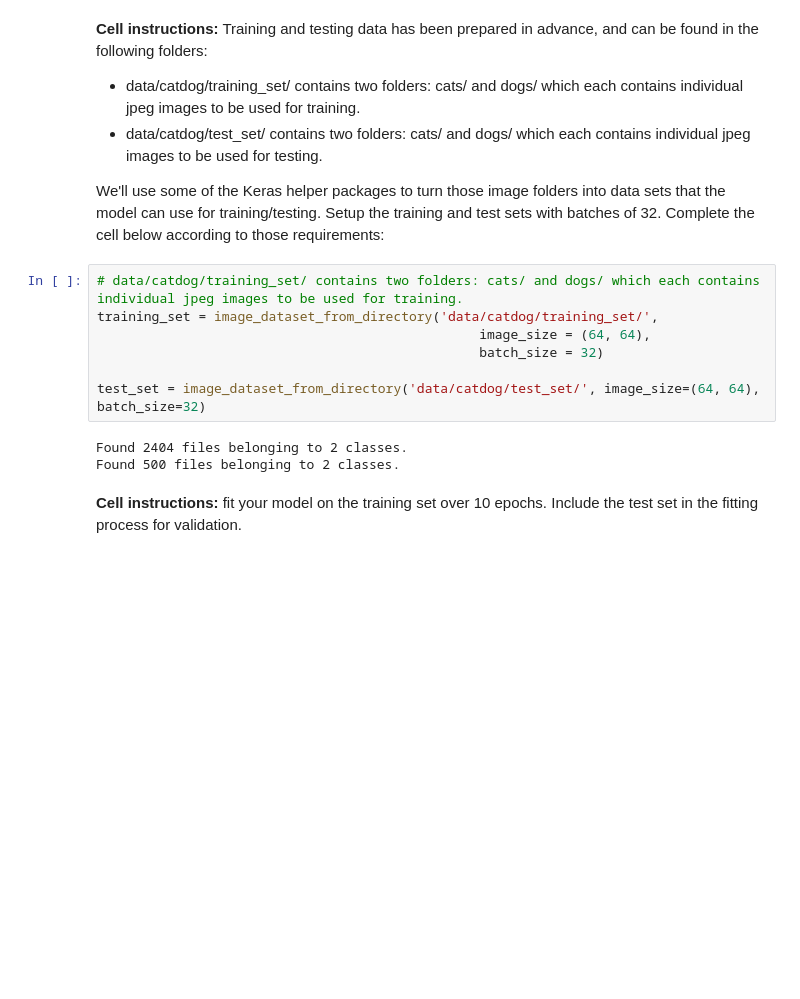
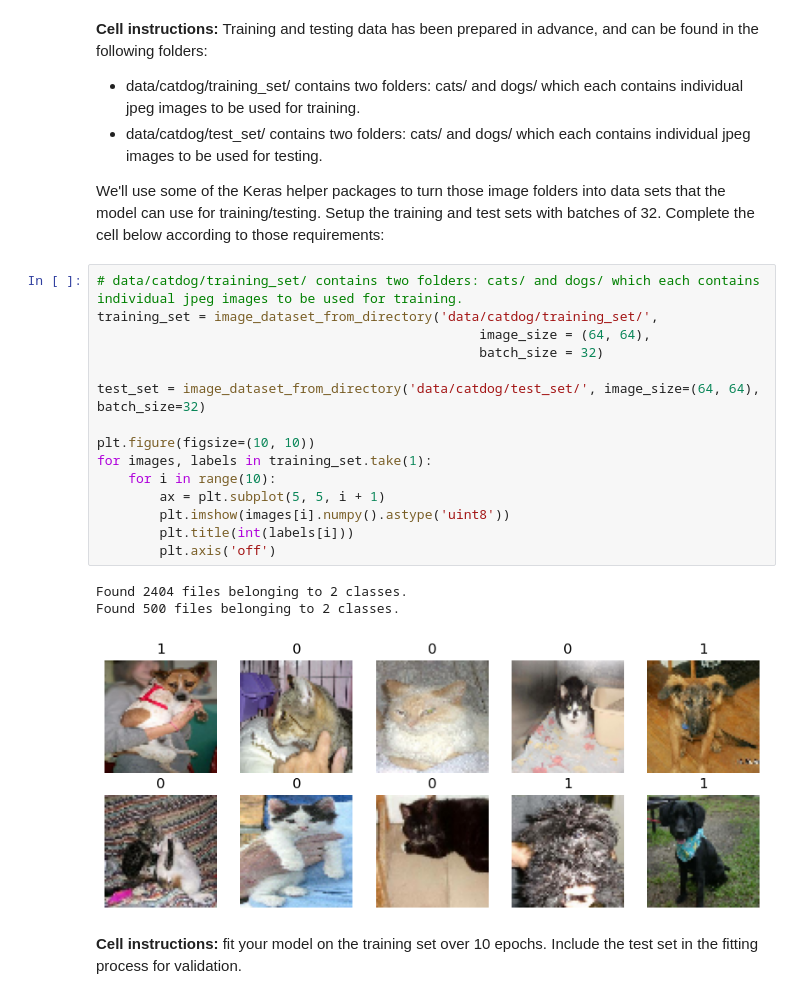
Before and after one commit to sean-meade/Convolution-Neural-Networks, a Jupyter notebook: Etivity3_ConvolutionNetworks_9539719.ipynb, the cells around one changed output. Drawn from its saved outputs; the diff is of its cells as text; blank space fills up the shorter version.

Commit message:
Include some sample images of the training data.

```diff
--- a/Etivity3_ConvolutionNetworks_9539719.ipynb
+++ b/Etivity3_ConvolutionNetworks_9539719.ipynb
@@ -698,13 +698,22 @@ We'll use some of the Keras helper packages to turn those image folders into dat
 # %%
 # data/catdog/training_set/ contains two folders: cats/ and dogs/ which each contains individual jpeg images to be used for training.
 training_set = image_dataset_from_directory('data/catdog/training_set/',
                                                  image_size = (64, 64),
                                                  batch_size = 32)
 
 test_set = image_dataset_from_directory('data/catdog/test_set/', image_size=(64, 64), batch_size=32)
+
+plt.figure(figsize=(10, 10))
+for images, labels in training_set.take(1):
+    for i in range(10):
+        ax = plt.subplot(5, 5, i + 1)
+        plt.imshow(images[i].numpy().astype('uint8'))
+        plt.title(int(labels[i]))
+        plt.axis('off')
 # %% [output]
 Found 2404 files belonging to 2 classes.
 Found 500 files belonging to 2 classes.
+[figure, added]
 # %% [markdown]
 **Cell instructions:** fit your model on the training set over 10 epochs. Include the test set in the fitting process for validation.
 # %%
```
Also changed, not shown: parts of 3 cells of this notebook.
